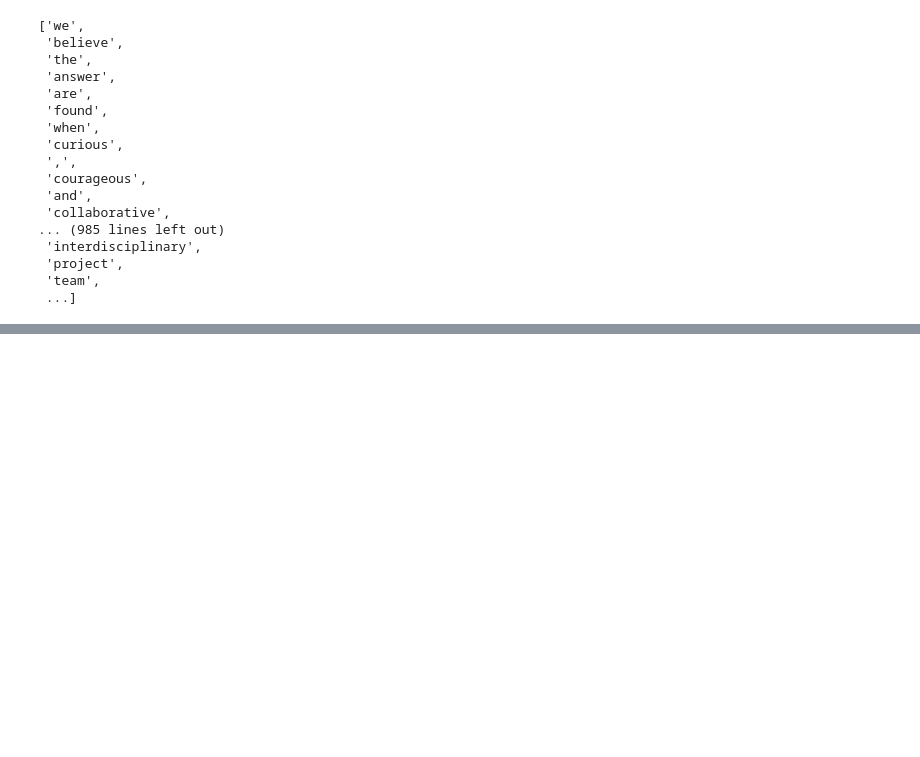
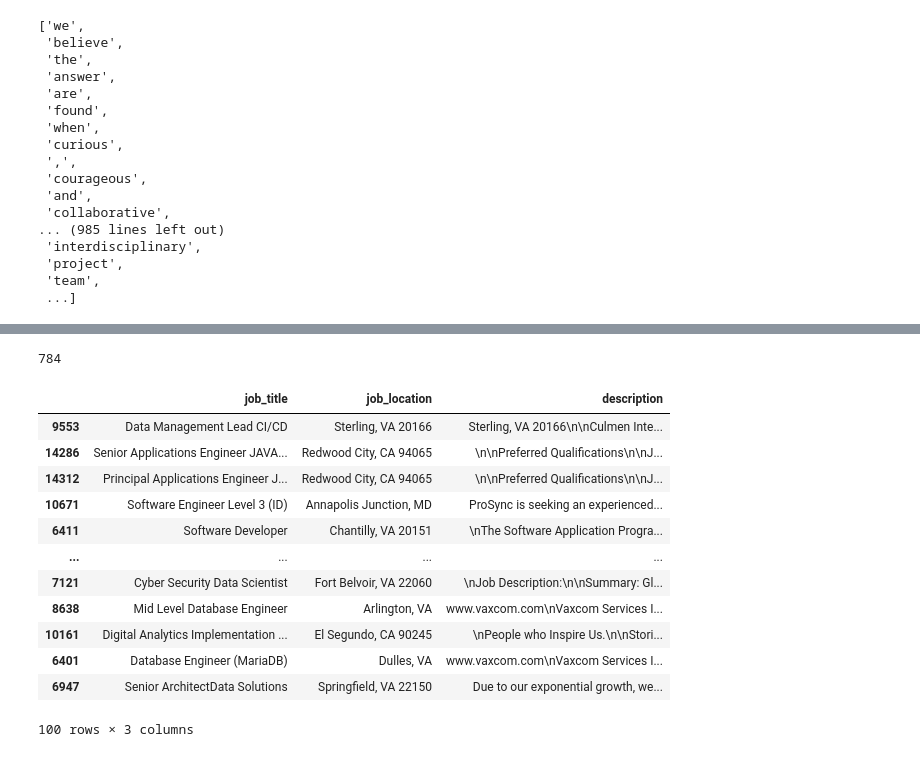
Before and after one commit to ivboh/NLP-Indeed-Jobs-Recommender, a Jupyter notebook: src/nlp_indeed_EDA.ipynb, the cells around one changed output, grey strips where cells are left out. Drawn from its saved outputs; the diff is of its cells as text; code cells hidden in the pictures; blank space fills up the shorter version.

Commit message:
cos similarity

```diff
--- a/src/nlp_indeed_EDA.ipynb
+++ b/src/nlp_indeed_EDA.ipynb
@@ -281,11 +317,21 @@ df_descr = df['description']
 n_doc = df.shape[0]
 
 
-
-rep = {" ".join(t) : "-".join(t) for t, c in ngrams_2[0:4000] }
+rep = {" ".join(t) : "-".join(t) for t, c in ngrams_3[0:500] }
 
 # # use these three lines to do the replacement
 rep = dict((re.escape(k), v) for k, v in rep.items())
 # #Python 3 renamed dict.iteritems to dict.items so use rep.items() for latest versions
 pattern = re.compile("|".join(rep.keys()))
 # text = pattern.sub(lambda m: rep[re.escape(m.group(0))], text)
+df_rep = df_descr.apply(lambda row: pattern.sub(lambda m: rep[re.escape(m.group(0))], str(row).lower()))
+
+
+rep = {" ".join(t) : "-".join(t) for t, c in ngrams_2[0:1500] }
+# # use these three lines to do the replacement
+rep = dict((re.escape(k), v) for k, v in rep.items())
+# #Python 3 renamed dict.iteritems to dict.items so use rep.items() for latest versions
+pattern = re.compile("|".join(rep.keys()))
+# text = pattern.sub(lambda m: rep[re.escape(m.group(0))], text)
+
+df_rep2 = df_rep.apply(lambda row: pattern.sub(lambda m: rep[re.escape(m.group(0))], str(row).lower()))
@@ -316,0 +342,20 @@ text = pattern.sub(lambda m: rep[re.escape(m.group(0))], text)
+# %%
+sum(df_rep2.apply(lambda row: "natural-language-processing" in row))
+# %% [output]
+784
+# %%
+vectorizer = TfidfVectorizer()
+
+docs_tfidf = vectorizer.fit_transform(df_rep2)
+
+def get_tf_idf_query_similarity(vectorizer, docs_tfidf, query):
+    """
+    vectorizer: TfIdfVectorizer model
+    docs_tfidf: tfidf vectors for all docs
+    query: query doc
+
+    return: cosine similarity between query and all docs
+    """
+    query_tfidf = vectorizer.transform([query])
+    cosineSimilarities = cosine_similarity(query_tfidf, docs_tfidf).flatten()
+    return cosineSimilarities
@@ -316,0 +441,18 @@ text = pattern.sub(lambda m: rep[re.escape(m.group(0))], text)
+# %%
+result2 = get_tf_idf_query_similarity(vectorizer, docs_tfidf, test_resume2)
+# %%
+df[['job_title', 'job_location', 'description']].iloc[result2.argsort()[::-1][0:100]]
+# %% [output]
+|  | job_title | job_location | description |
+| 9553 | Data Management Lead CI/CD | Sterling, VA 20166 | Sterling, VA 20166\n\nCulmen Inte... |
+| 14286 | Senior Applications Engineer JAVA... | Redwood City, CA 94065 | \n\nPreferred Qualifications\n\nJ... |
+| 14312 | Principal Applications Engineer J... | Redwood City, CA 94065 | \n\nPreferred Qualifications\n\nJ... |
+| 10671 | Software Engineer Level 3 (ID) | Annapolis Junction, MD | ProSync is seeking an experienced... |
+| 6411 | Software Developer | Chantilly, VA 20151 | \nThe Software Application Progra... |
+| ... | ... | ... | ... |
+| 7121 | Cyber Security Data Scientist | Fort Belvoir, VA 22060 | \nJob Description:\n\nSummary: Gl... |
+| 8638 | Mid Level Database Engineer | Arlington, VA | www.vaxcom.com\nVaxcom Services I... |
+| 10161 | Digital Analytics Implementation ... | El Segundo, CA 90245 | \nPeople who Inspire Us.\n\nStori... |
+| 6401 | Database Engineer (MariaDB) | Dulles, VA | www.vaxcom.com\nVaxcom Services I... |
+| 6947 | Senior ArchitectData Solutions | Springfield, VA 22150 | Due to our exponential growth, we... |
+100 rows × 3 columns
```
Also changed, not shown: parts of 17 cells of this notebook.
